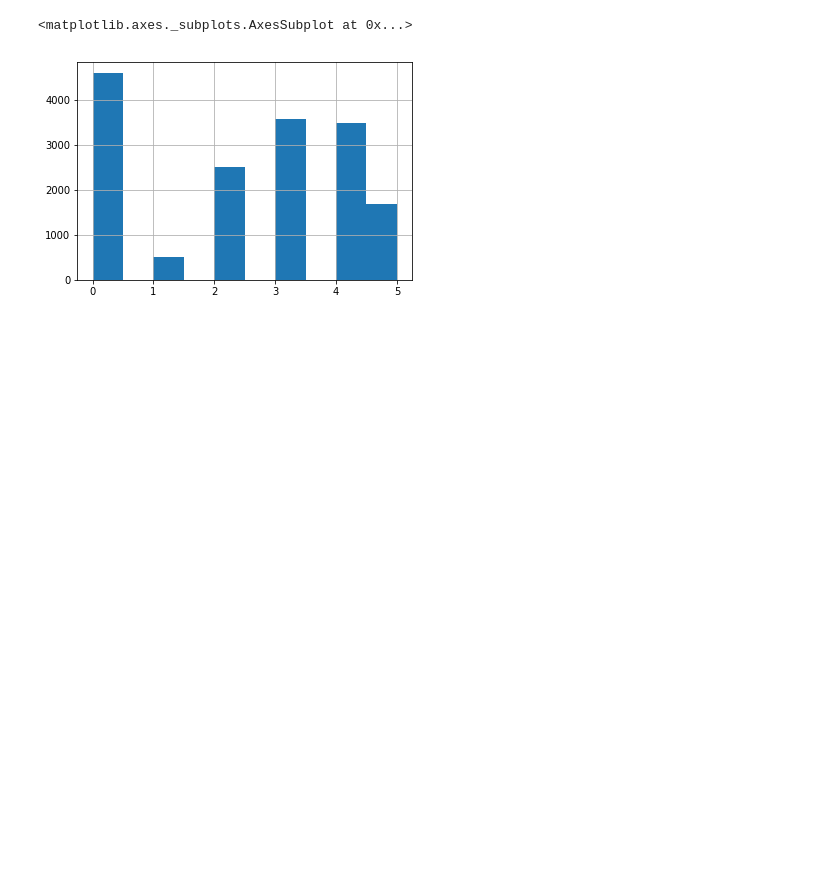
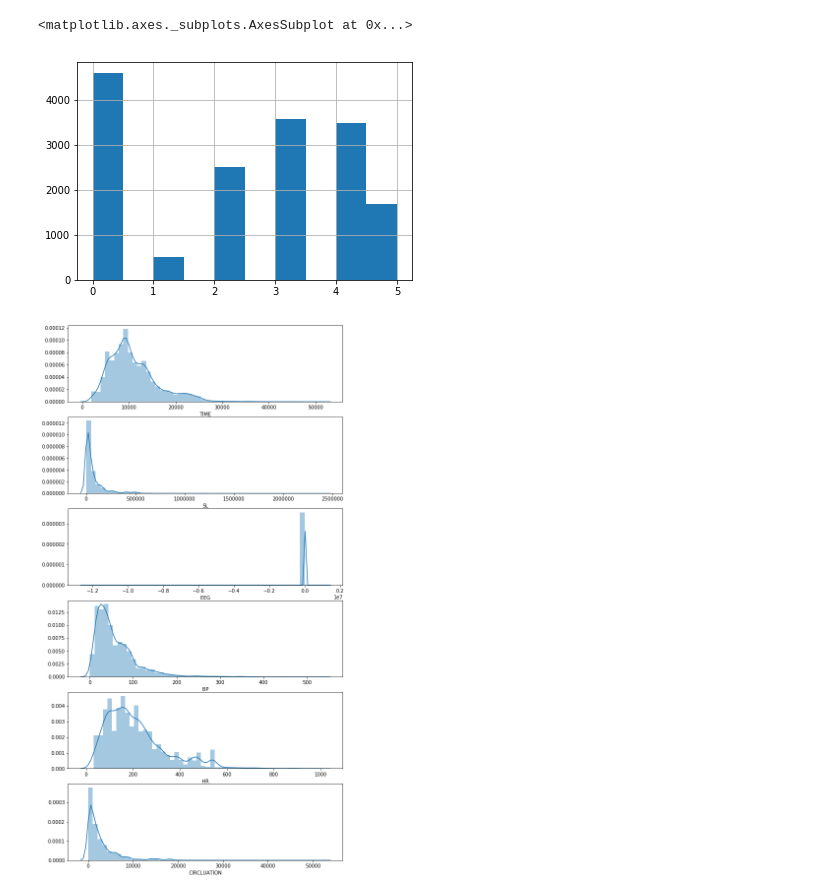
Before and after one commit to lorenzolevis/fall_detection_project, a Jupyter notebook: Notebook_project.ipynb, the cells around one changed output. Cells and saved outputs as stored; diff of their text form; code cells hidden in the pictures; blank space fills up the shorter version.

```diff
--- a/Notebook_project.ipynb
+++ b/Notebook_project.ipynb
@@ -18,3 +41,12 @@ df['ACTIVITY'].hist()
 # %% [output]
 <matplotlib.axes._subplots.AxesSubplot at 0x...>
 [figure]
+# %%
+cols=['TIME','SL','EEG','BP','HR','CIRCLUATION']
+#Distribution
+fig = plt.figure(figsize=(10, 20)) # (Breite,Länge)
+for i in range (0,len(cols)):
+    fig.add_subplot(len(cols),1,i+1)
+    sns.distplot(df[cols[i]]);
+# %% [output]
+[figure, added]
```
Also changed, not shown: parts of 3 cells of this notebook, 1 other file.
